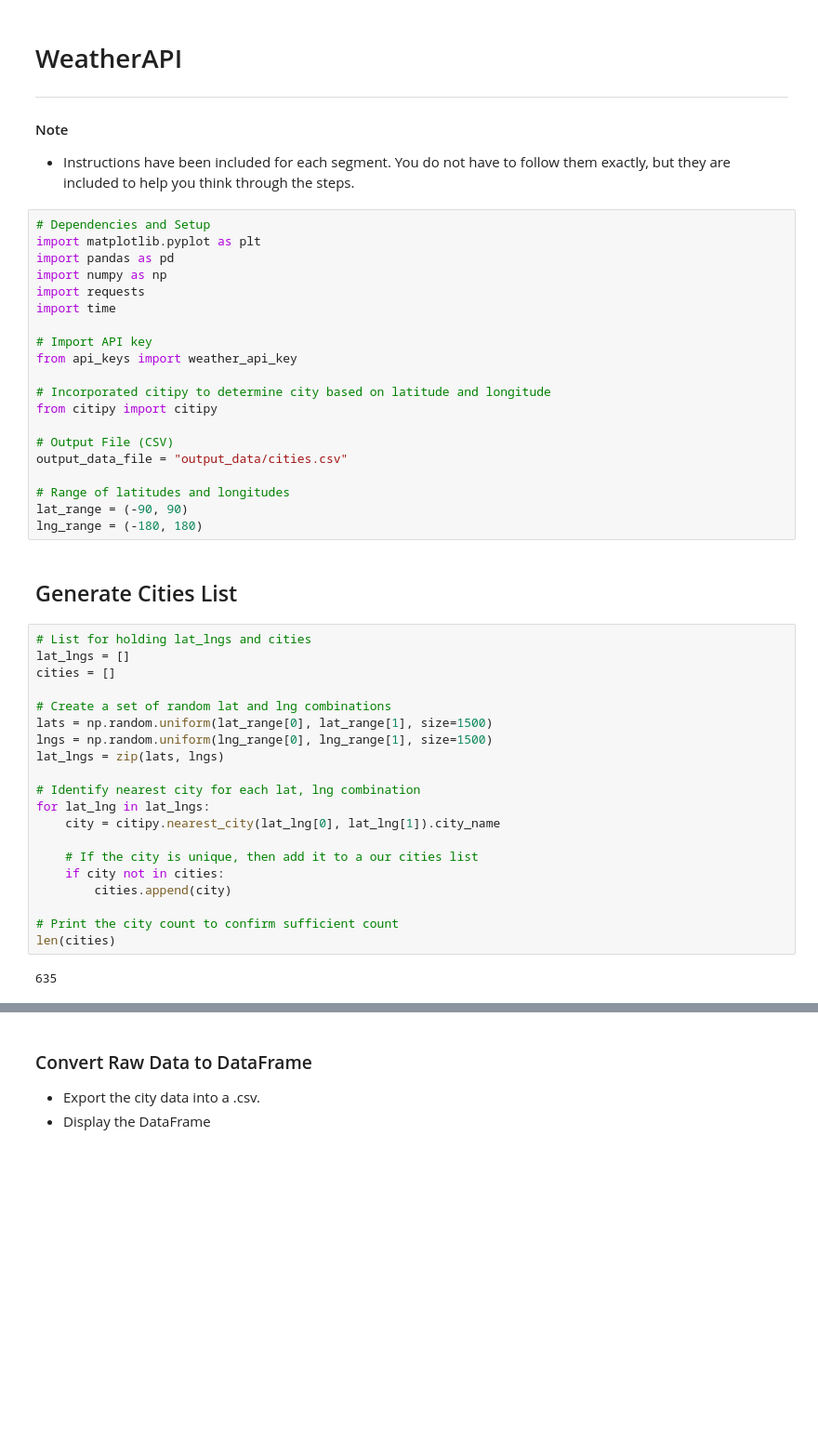
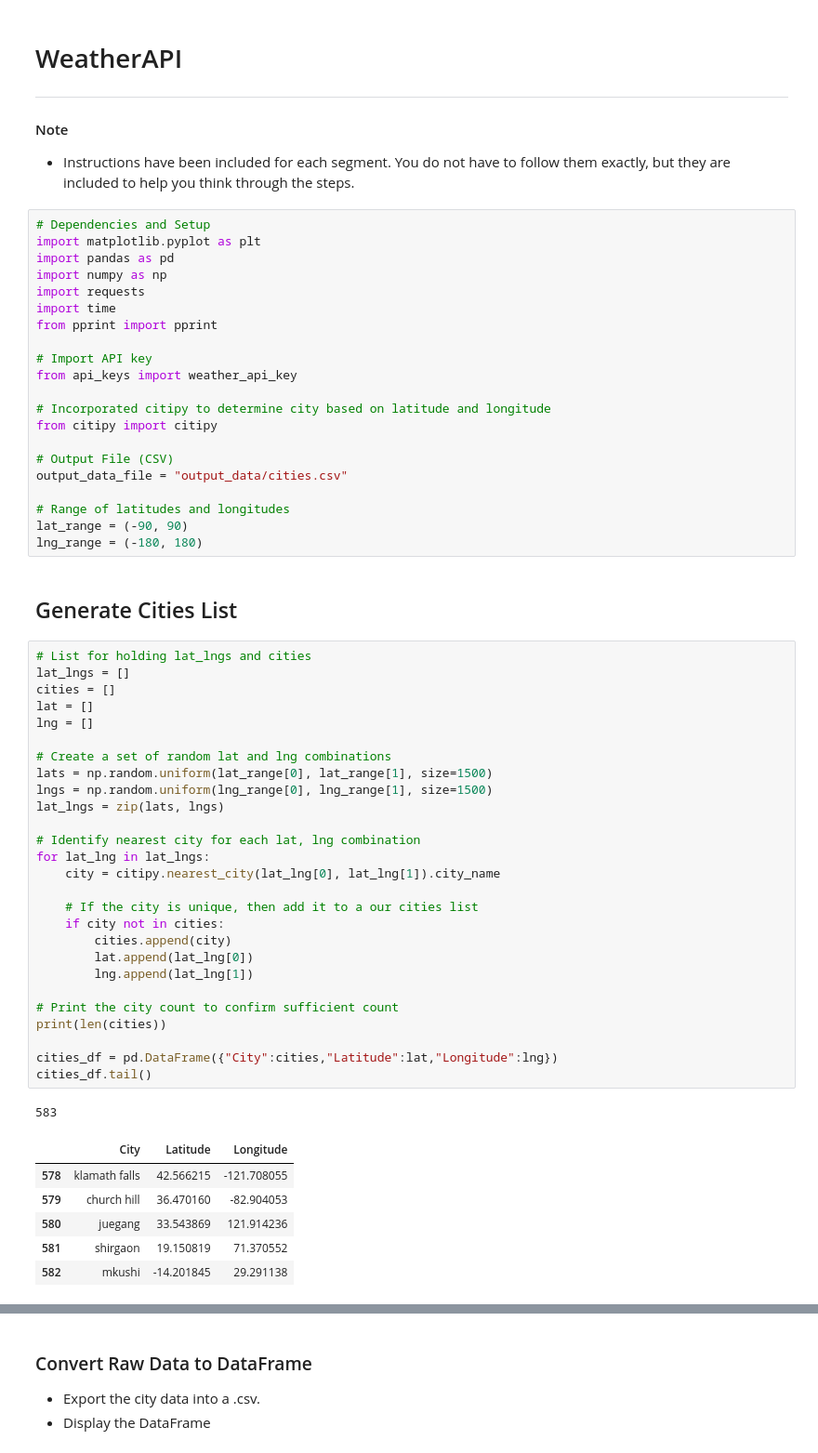
Before and after one commit to Kyle-Markwardt/weather-api-visualizations, a Jupyter notebook: WeatherAPI.ipynb, the cells around one changed output, grey strips where cells are left out. Shown at 93% size. Drawn from its saved outputs; the diff is of its cells as text; blank space fills up the shorter version.

```diff
--- a/WeatherAPI.ipynb
+++ b/WeatherAPI.ipynb
@@ -11,6 +11,7 @@ import pandas as pd
 import numpy as np
 import requests
 import time
+from pprint import pprint
 
 # Import API key
 from api_keys import weather_api_key
@@ -29,25 +30,38 @@ lng_range = (-180, 180)
 # %%
 # List for holding lat_lngs and cities
 lat_lngs = []
 cities = []
+lat = []
+lng = []
 
 # Create a set of random lat and lng combinations
 lats = np.random.uniform(lat_range[0], lat_range[1], size=1500)
 lngs = np.random.uniform(lng_range[0], lng_range[1], size=1500)
 lat_lngs = zip(lats, lngs)
 
 # Identify nearest city for each lat, lng combination
 for lat_lng in lat_lngs:
     city = citipy.nearest_city(lat_lng[0], lat_lng[1]).city_name
 
     # If the city is unique, then add it to a our cities list
     if city not in cities:
         cities.append(city)
+        lat.append(lat_lng[0])
+        lng.append(lat_lng[1])
 
 # Print the city count to confirm sufficient count
-len(cities)
+print(len(cities))
+
+cities_df = pd.DataFrame({"City":cities,"Latitude":lat,"Longitude":lng})
+cities_df.tail()
 # %% [output]
-635
+583
+|  | City | Latitude | Longitude |
+| 578 | klamath falls | 42.566215 | -121.708055 |
+| 579 | church hill | 36.470160 | -82.904053 |
+| 580 | juegang | 33.543869 | 121.914236 |
+| 581 | shirgaon | 19.150819 | 71.370552 |
+| 582 | mkushi | -14.201845 | 29.291138 |
 # %% [markdown]
 ### Perform API Calls
 * Perform a weather check on each city using a series of successive API calls.
```
Also changed, not shown: parts of 6 cells of this notebook.
